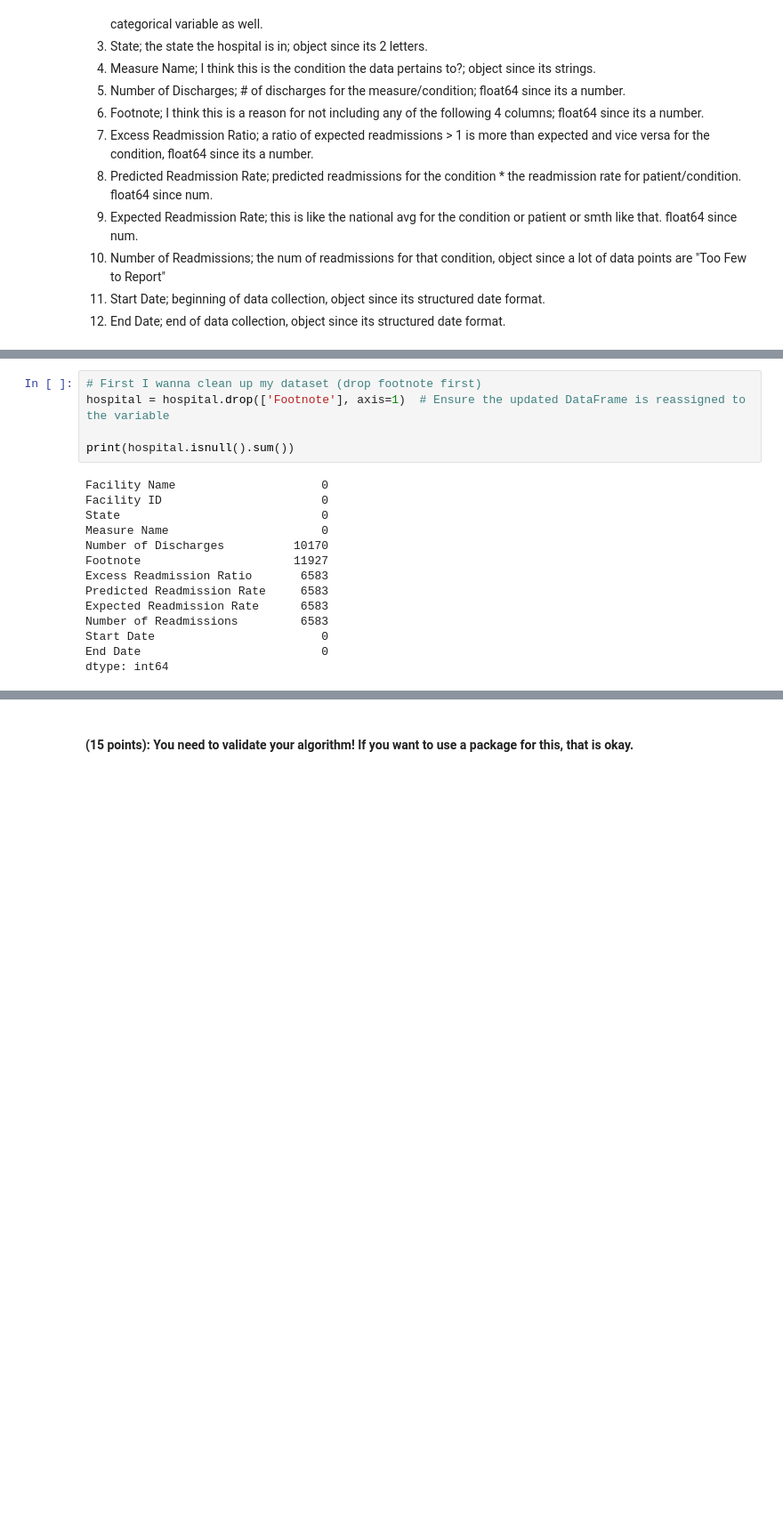
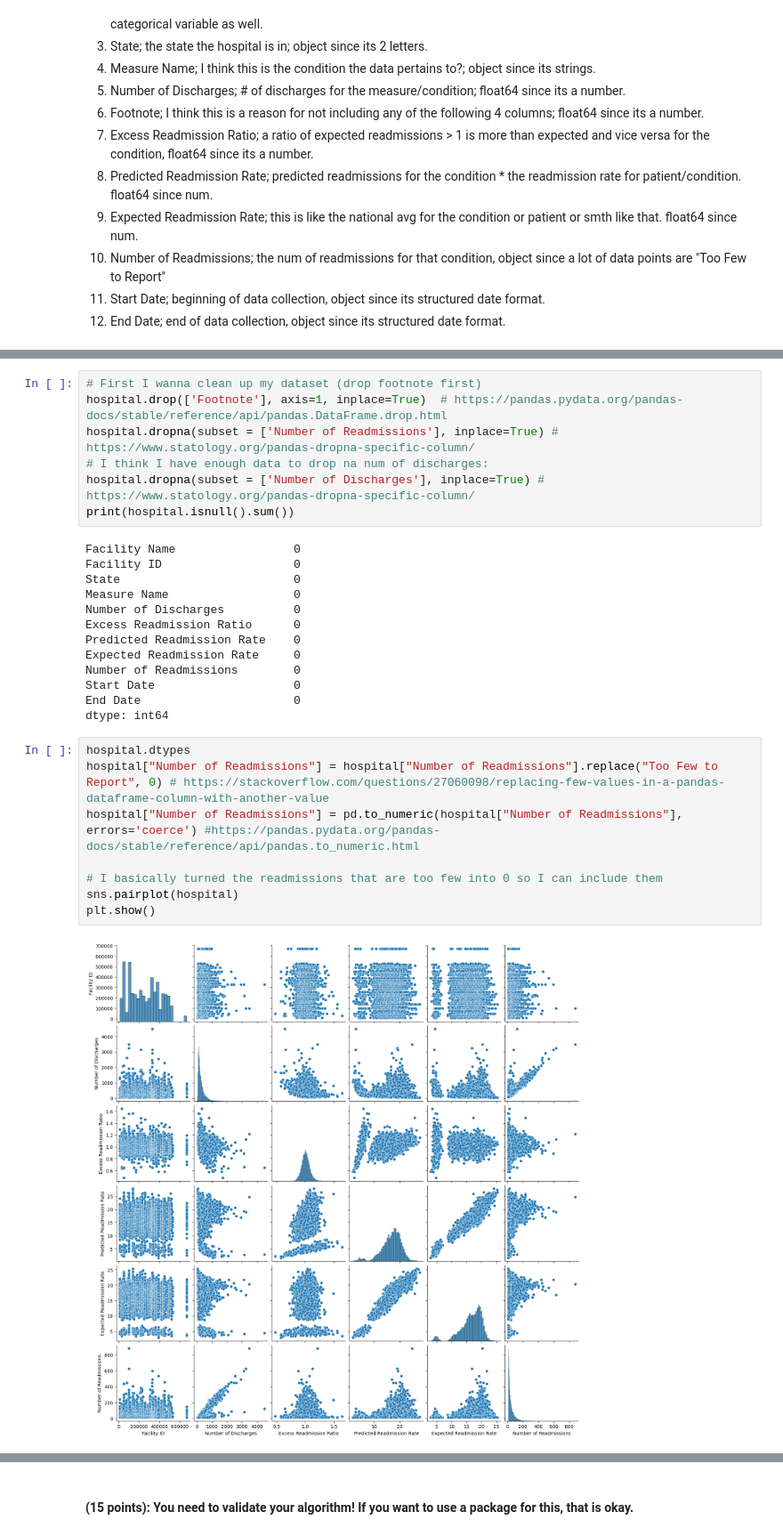
Before and after one commit to okdokeko/ISTA_EX2PT2_Moreno_Samuel, a Jupyter notebook: Moreno_EX2P2.ipynb, the cells around one changed output, grey strips where cells are left out. Shown at 89% size. Saved outputs shown, nothing was run; the diff lists cells and outputs as text; blank space fills up the shorter version.

```diff
--- a/Moreno_EX2P2.ipynb
+++ b/Moreno_EX2P2.ipynb
@@ -117,19 +122,30 @@ https://automaticaddison.com/stepwise-forward-selection-algorithm-from-scratch/
 # %%
 # First I wanna clean up my dataset (drop footnote first)
-hospital = hospital.drop(['Footnote'], axis=1)  # Ensure the updated DataFrame is reassigned to the variable
-
+hospital.drop(['Footnote'], axis=1, inplace=True)  # https://pandas.pydata.org/pandas-docs/stable/reference/api/pandas.DataFrame.drop.html
+hospital.dropna(subset = ['Number of Readmissions'], inplace=True) # https://www.statology.org/pandas-dropna-specific-column/
+# I think I have enough data to drop na num of discharges:
+hospital.dropna(subset = ['Number of Discharges'], inplace=True) # https://www.statology.org/pandas-dropna-specific-column/
 print(hospital.isnull().sum())
 # %% [output]
-Facility Name                     0
-Facility ID                       0
-State                             0
-Measure Name                      0
-Number of Discharges          10170
-Footnote                      11927
-Excess Readmission Ratio       6583
-Predicted Readmission Rate     6583
-Expected Readmission Rate      6583
-Number of Readmissions         6583
-Start Date                        0
-End Date                          0
+Facility Name                 0
+Facility ID                   0
+State                         0
+Measure Name                  0
+Number of Discharges          0
+Excess Readmission Ratio      0
+Predicted Readmission Rate    0
+Expected Readmission Rate     0
+Number of Readmissions        0
+Start Date                    0
+End Date                      0
 dtype: int64
+# %%
+hospital.dtypes
+hospital["Number of Readmissions"] = hospital["Number of Readmissions"].replace("Too Few to Report", 0) # https://stackoverflow.com/questions/27060098/replacing-few-values-in-a-pandas-dataframe-column-with-another-value
+hospital["Number of Readmissions"] = pd.to_numeric(hospital["Number of Readmissions"], errors='coerce') #https://pandas.pydata.org/pandas-docs/stable/reference/api/pandas.to_numeric.html
+
+# I basically turned the readmissions that are too few into 0 so I can include them
+sns.pairplot(hospital)
+plt.show()
+# %% [output]
+[figure, added]
```
Also changed, not shown: parts of 6 cells of this notebook.
